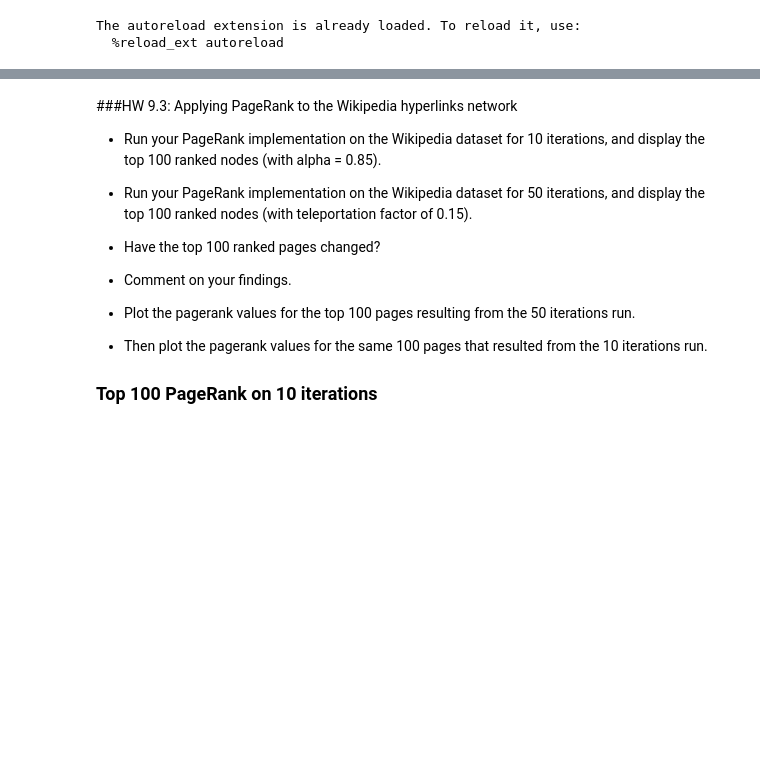
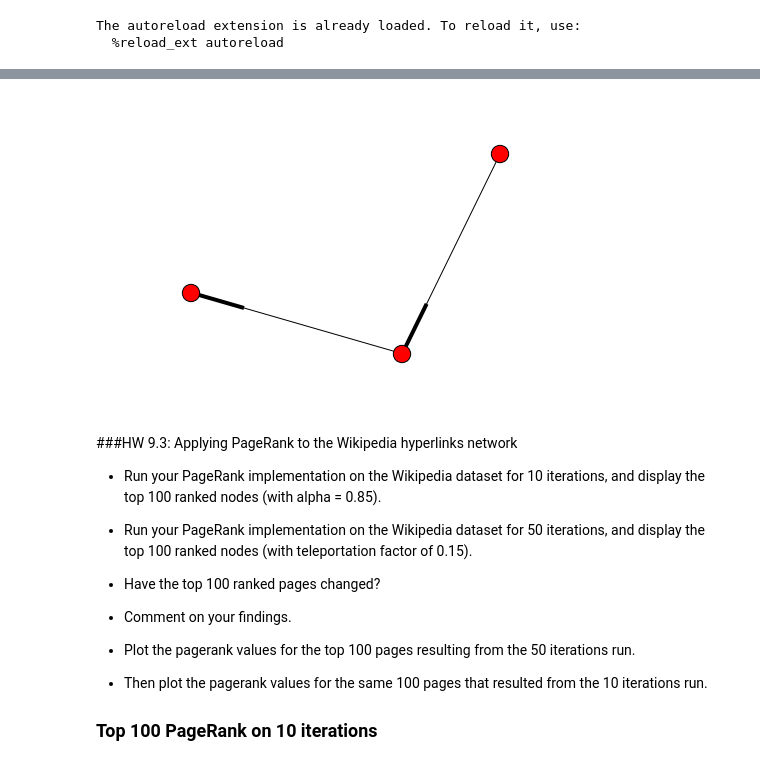
Before and after one commit to leiyang-mids/w261_project, a Jupyter notebook: HW09/MIDS-W261-2016-HWK-Week09-Yang.ipynb, the cells around one changed output, grey strips where cells are left out. Saved outputs shown, nothing was run; the diff lists cells and outputs as text; code cells hidden in the pictures; blank space fills up the shorter version.

```diff
--- a/HW09/MIDS-W261-2016-HWK-Week09-Yang.ipynb
+++ b/HW09/MIDS-W261-2016-HWK-Week09-Yang.ipynb
@@ -639,3 +646,31 @@ plt.show()
+# %%
+from matplotlib import pyplot as plt
+import networkx as nx
+G = nx.DiGraph()
+G.add_edge('rory','jordan')
+G.add_edge('jordan','jason')
+#G.add_node('rory')
+#G.add_node('jason')
+#G.add_node('jordan')
+G.node['jordan']['state']='jordan'
+G.node['rory']['state']='rory'
+G.node['jason']['state']='jason'
+
+#for n in G.edges_iter():
+#    G.edge[n[0]][n[1]]['state']='X'
+#G.edge[2][3]['state']='Y'
+
+pos = nx.spring_layout(G)
+
+nx.draw(G, pos)
+#node_labels = nx.get_node_attributes(G,'state')
+#nx.draw_networkx_labels(G, pos, labels = node_labels)
+#edge_labels = nx.get_edge_attributes(G,'state')
+#nx.draw_networkx_edge_labels(G, pos, labels = edge_labels)
+#plt.savefig('this.png')
+plt.show()
+# %% [output]
+[figure, added]
 # %% [markdown]
 ###HW 9.3: Applying PageRank to the Wikipedia hyperlinks network
 
```
Also changed, not shown: parts of 10 cells of this notebook, 14 other files.
